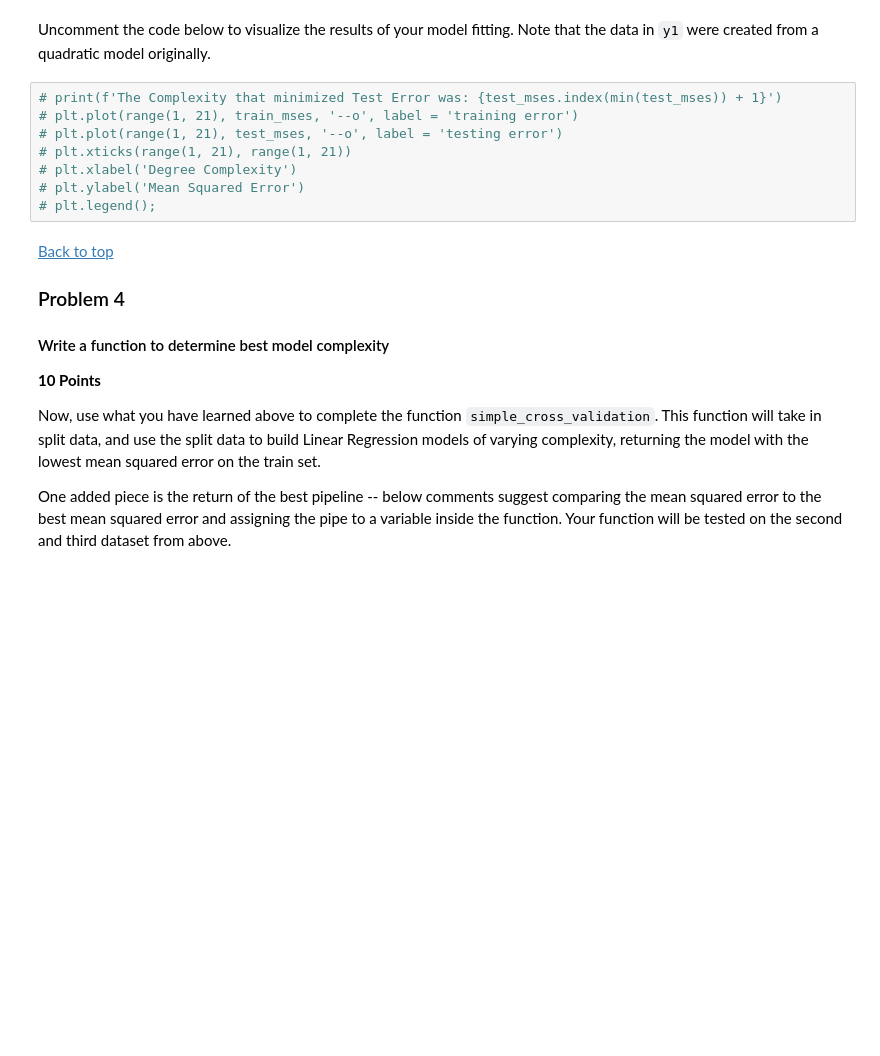
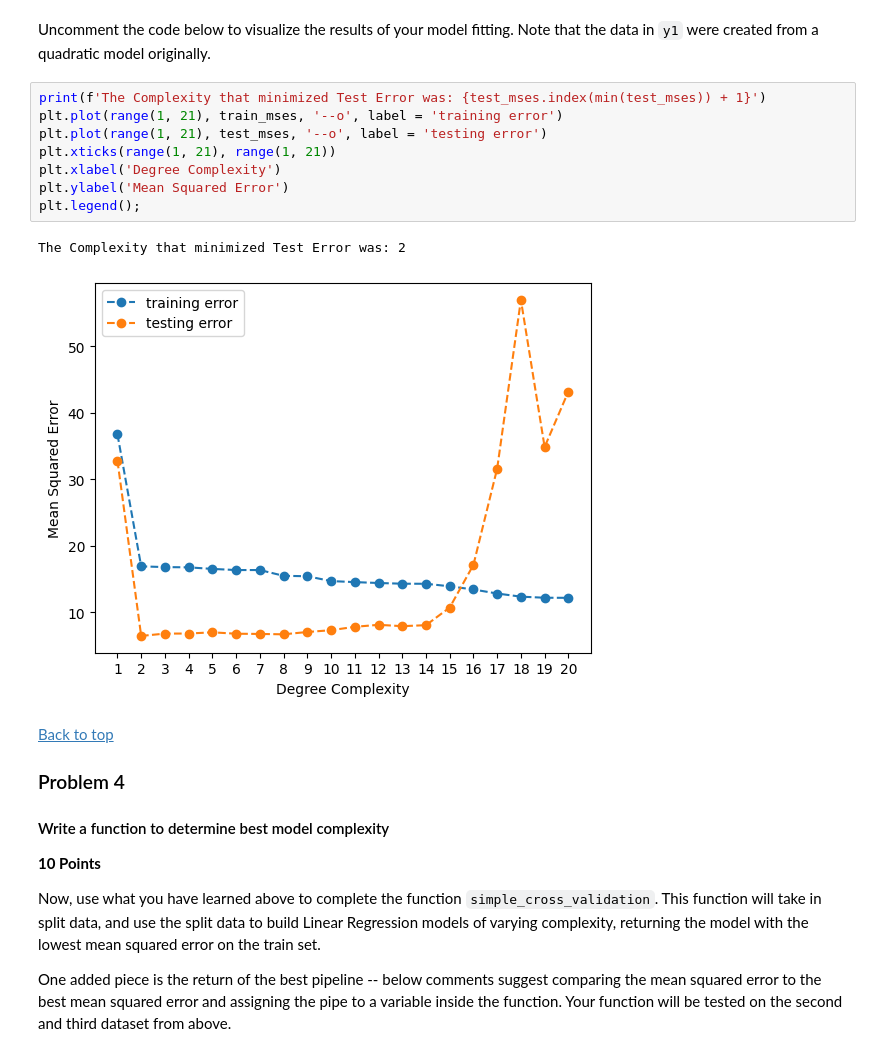
Before and after one commit to SenorMega/AI_ML-Jupyter-Notebooks, a Jupyter notebook: Module 8 - Feature Engineering and Overfitting/coding_activity_8.6 - Using Validation to Select the Best Combination of Parameters.ipynb, the cells around one changed output. Saved outputs shown, nothing was run; the diff lists cells and outputs as text; blank space fills up the shorter version.

```diff
--- a/Module 8 - Feature Engineering and Overfitting/coding_activity_8.6 - Using Validation to Select the Best Combination of Parameters.ipynb
+++ b/Module 8 - Feature Engineering and Overfitting/coding_activity_8.6 - Using Validation to Select the Best Combination of Parameters.ipynb
@@ -193,13 +206,16 @@ assert best_model_complexity == best_model_complexity_
 # %% [markdown]
 Uncomment the code below to visualize the results of your model fitting.  Note that the data in `y1` were created from a quadratic model originally.
 # %%
-# print(f'The Complexity that minimized Test Error was: {test_mses.index(min(test_mses)) + 1}')
-# plt.plot(range(1, 21), train_mses, '--o', label = 'training error')
-# plt.plot(range(1, 21), test_mses, '--o', label = 'testing error')
-# plt.xticks(range(1, 21), range(1, 21))
-# plt.xlabel('Degree Complexity')
-# plt.ylabel('Mean Squared Error')
-# plt.legend();
+print(f'The Complexity that minimized Test Error was: {test_mses.index(min(test_mses)) + 1}')
+plt.plot(range(1, 21), train_mses, '--o', label = 'training error')
+plt.plot(range(1, 21), test_mses, '--o', label = 'testing error')
+plt.xticks(range(1, 21), range(1, 21))
+plt.xlabel('Degree Complexity')
+plt.ylabel('Mean Squared Error')
+plt.legend();
+# %% [output]
+The Complexity that minimized Test Error was: 2
+[figure, added]
 # %% [markdown]
 [Back to top](#Index:)
 
```
Also changed, not shown: parts of 3 cells of this notebook.
